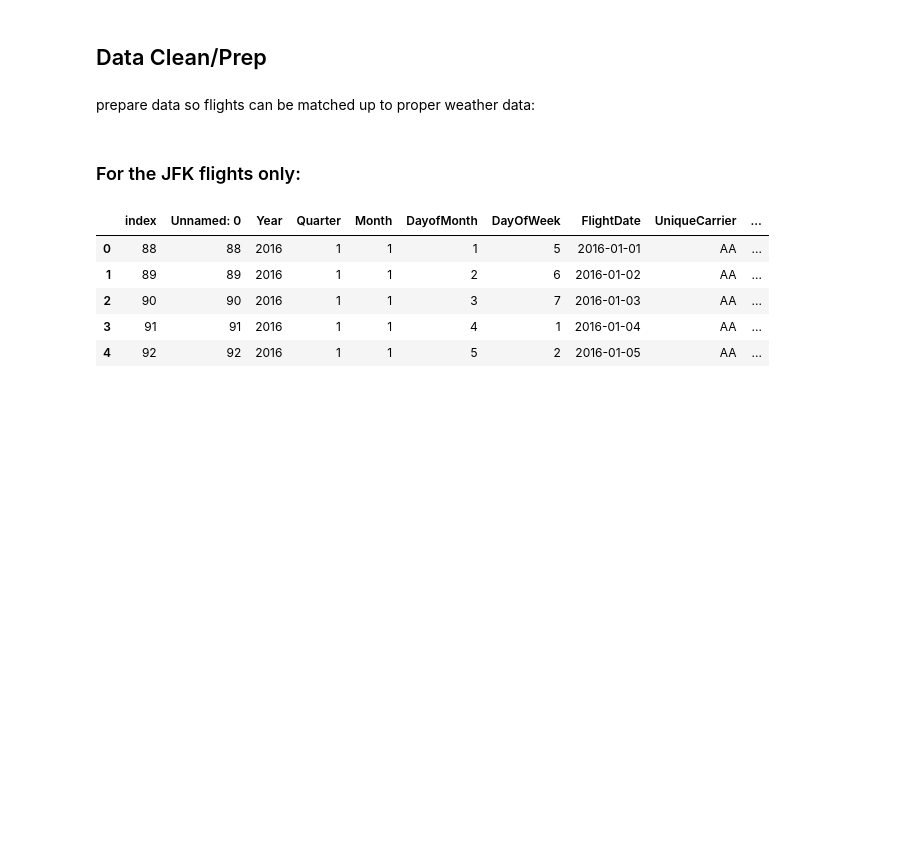
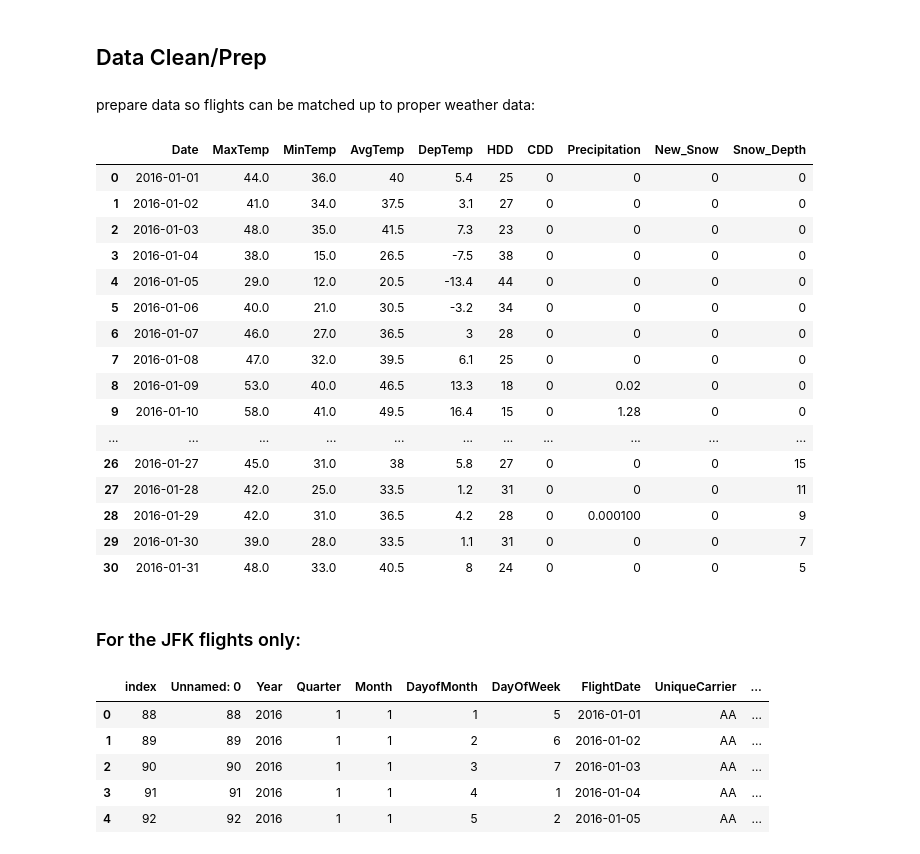
Before and after one commit to fausa/ADS508, a Jupyter notebook: Susy_EDA.ipynb, the cells around one changed output. Saved outputs shown, nothing was run; the diff lists cells and outputs as text; code cells hidden in the pictures; blank space fills up the shorter version.

```diff
--- a/Susy_EDA.ipynb
+++ b/Susy_EDA.ipynb
@@ -431,6 +431,26 @@ JFK_weather_data.drop(JFK_weather_data.tail(3).index,inplace=True)
 JFK_weather_data['Date'] = pd.to_datetime(JFK_weather_data['Date'],
                                           format='%m/%d/%Y').dt.date
 #convert date to YYYYMMDD format
+# %%
+JFK_weather_data.head(31)
+# %% [output]
+|  | Date | MaxTemp | MinTemp | AvgTemp | DepTemp | HDD | CDD | Precipitation | New_Snow | Snow_Depth |
+| 0 | 2016-01-01 | 44.0 | 36.0 | 40 | 5.4 | 25 | 0 | 0 | 0 | 0 |
+| 1 | 2016-01-02 | 41.0 | 34.0 | 37.5 | 3.1 | 27 | 0 | 0 | 0 | 0 |
+| 2 | 2016-01-03 | 48.0 | 35.0 | 41.5 | 7.3 | 23 | 0 | 0 | 0 | 0 |
+| 3 | 2016-01-04 | 38.0 | 15.0 | 26.5 | -7.5 | 38 | 0 | 0 | 0 | 0 |
+| 4 | 2016-01-05 | 29.0 | 12.0 | 20.5 | -13.4 | 44 | 0 | 0 | 0 | 0 |
+| 5 | 2016-01-06 | 40.0 | 21.0 | 30.5 | -3.2 | 34 | 0 | 0 | 0 | 0 |
+| 6 | 2016-01-07 | 46.0 | 27.0 | 36.5 | 3 | 28 | 0 | 0 | 0 | 0 |
+| 7 | 2016-01-08 | 47.0 | 32.0 | 39.5 | 6.1 | 25 | 0 | 0 | 0 | 0 |
+| 8 | 2016-01-09 | 53.0 | 40.0 | 46.5 | 13.3 | 18 | 0 | 0.02 | 0 | 0 |
+| 9 | 2016-01-10 | 58.0 | 41.0 | 49.5 | 16.4 | 15 | 0 | 1.28 | 0 | 0 |
+| ... | ... | ... | ... | ... | ... | ... | ... | ... | ... | ... |
+| 26 | 2016-01-27 | 45.0 | 31.0 | 38 | 5.8 | 27 | 0 | 0 | 0 | 15 |
+| 27 | 2016-01-28 | 42.0 | 25.0 | 33.5 | 1.2 | 31 | 0 | 0 | 0 | 11 |
+| 28 | 2016-01-29 | 42.0 | 31.0 | 36.5 | 4.2 | 28 | 0 | 0.000100 | 0 | 9 |
+| 29 | 2016-01-30 | 39.0 | 28.0 | 33.5 | 1.1 | 31 | 0 | 0 | 0 | 7 |
+| 30 | 2016-01-31 | 48.0 | 33.0 | 40.5 | 8 | 24 | 0 | 0 | 0 | 5 |
 # %% [markdown]
 ### For the JFK flights only:
 # %%
```
Also changed, not shown: parts of 9 cells of this notebook.
